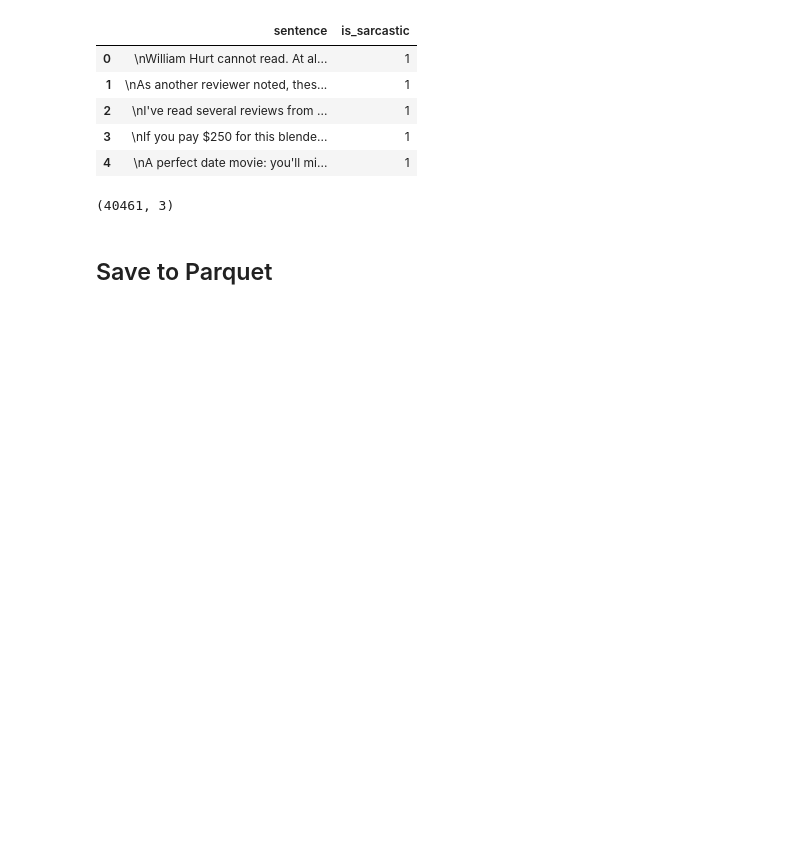
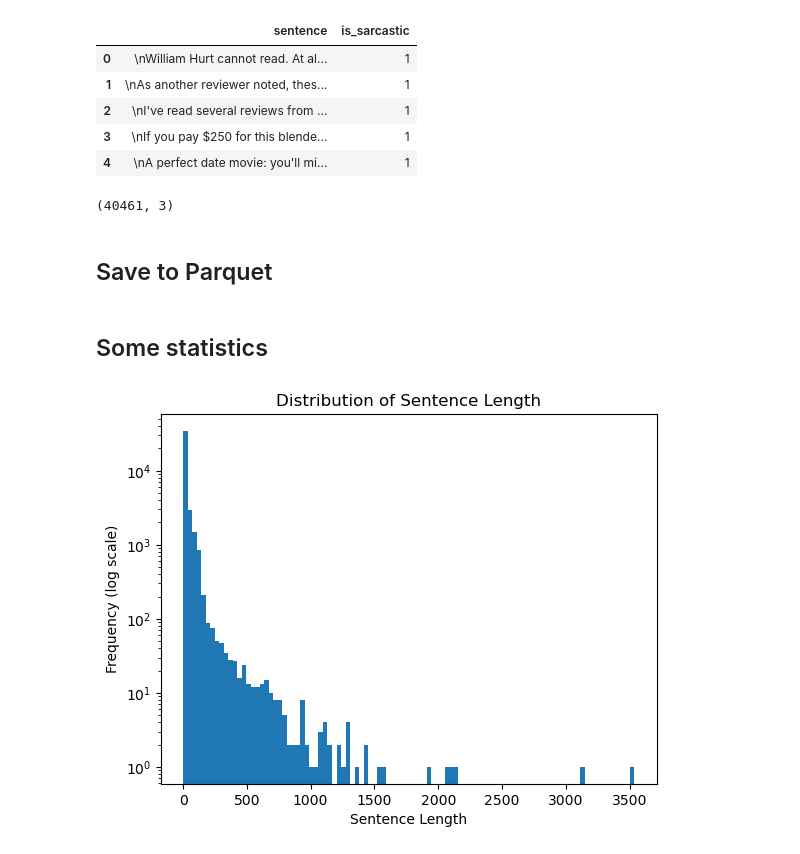
Before and after one commit to hugobouy/deep-learning-project, a Jupyter notebook: code/combine_datasets.ipynb, the cells around one changed output. Saved outputs shown, nothing was run; the diff lists cells and outputs as text; code cells hidden in the pictures; blank space fills up the shorter version.

Commit message:
Add plot of sentence length distribution

```diff
--- a/code/combine_datasets.ipynb
+++ b/code/combine_datasets.ipynb
@@ -229,3 +229,17 @@ combined_df.shape
 ## Save to Parquet
 # %%
 combined_df.to_parquet("../datasets/combined.parquet")
+# %% [markdown]
+## Some statistics
+# %%
+import matplotlib.pyplot as plt
+
+combined_df["sentence_length"] = combined_df["sentence"].apply(lambda x: len(x.split()))
+freq_counts, bin_edges, _ = plt.hist(combined_df["sentence_length"], bins=100)
+plt.yscale("log")
+plt.ylabel("Frequency (log scale)")
+plt.xlabel("Sentence Length")
+plt.title("Distribution of Sentence Length")
+plt.show()
+# %% [output]
+[figure, added]
```
